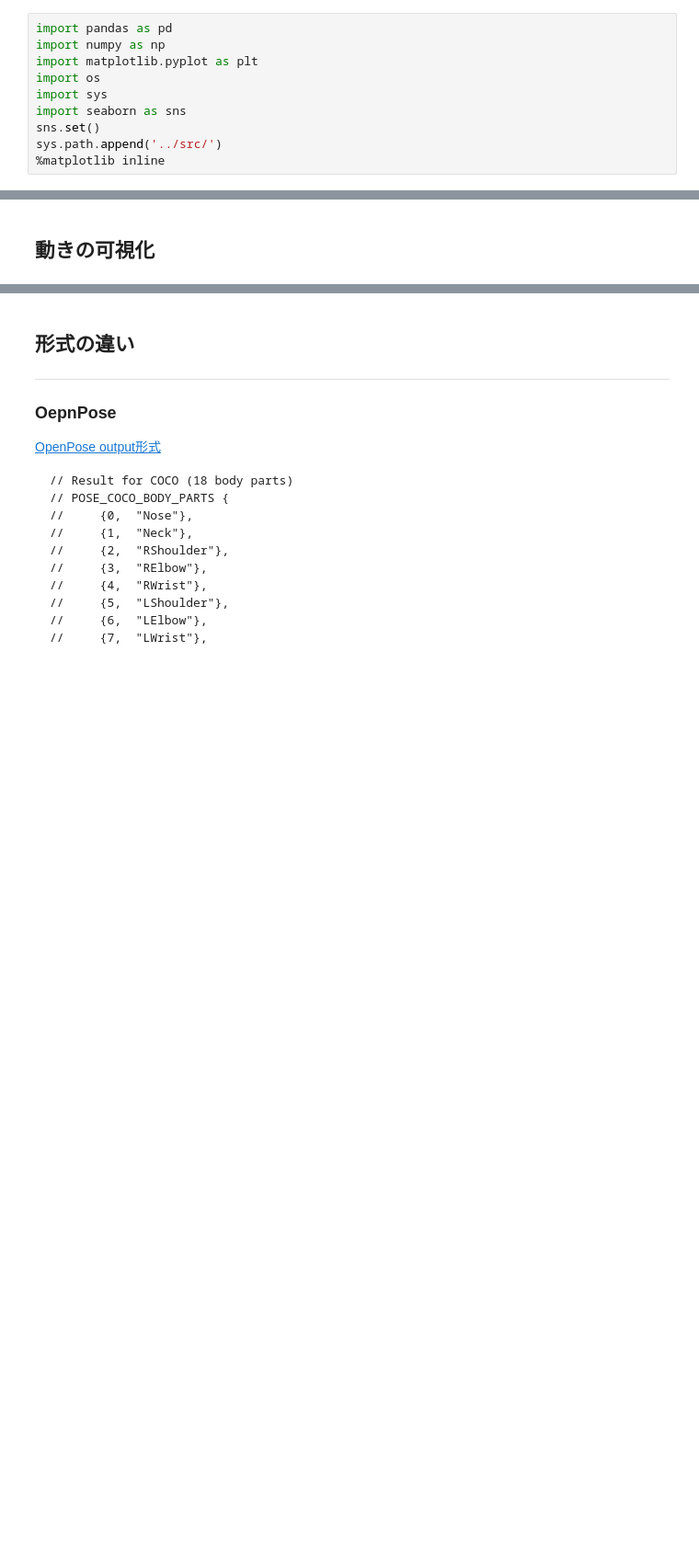
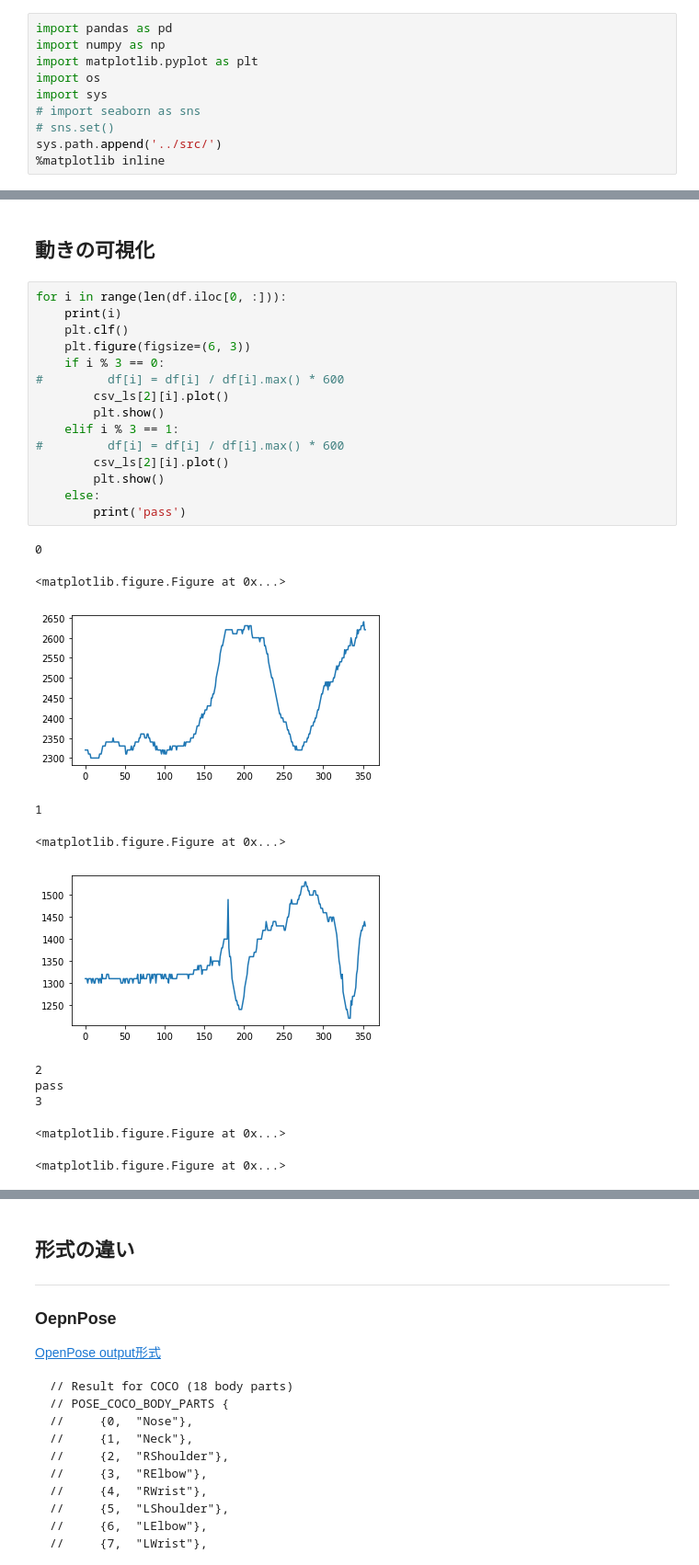
Before and after one commit to YukiOta/3d-pose-test, a Jupyter notebook: notebooks/workspace.ipynb, the cells around one changed output, grey strips where cells are left out. Shown at 92% size. Cells and saved outputs as stored; diff of their text form; blank space fills up the shorter version.

```diff
--- a/notebooks/workspace.ipynb
+++ b/notebooks/workspace.ipynb
@@ -7,8 +7,8 @@ import numpy as np
 import matplotlib.pyplot as plt
 import os
 import sys
-import seaborn as sns
-sns.set()
+# import seaborn as sns
+# sns.set()
 sys.path.append('../src/')
 %matplotlib inline
 # %% [markdown]
@@ -28,2 +24,29 @@ len(csv_ls[3])
 # %% [markdown]
 ## 動きの可視化
+# %%
+for i in range(len(df.iloc[0, :])):
+    print(i)
+    plt.clf()
+    plt.figure(figsize=(6, 3))
+    if i % 3 == 0:
+#         df[i] = df[i] / df[i].max() * 600
+        csv_ls[2][i].plot()
+        plt.show()
+    elif i % 3 == 1:
+#         df[i] = df[i] / df[i].max() * 600
+        csv_ls[2][i].plot()
+        plt.show()
+    else:
+        print('pass')
+# %% [output]
+0
+<matplotlib.figure.Figure at 0x...>
+[figure, added]
+1
+<matplotlib.figure.Figure at 0x...>
+[figure, added]
+2
+pass
+3
+<matplotlib.figure.Figure at 0x...>
+<matplotlib.figure.Figure at 0x...>
```
Also changed, not shown: parts of 15 cells of this notebook, 1 other file.
